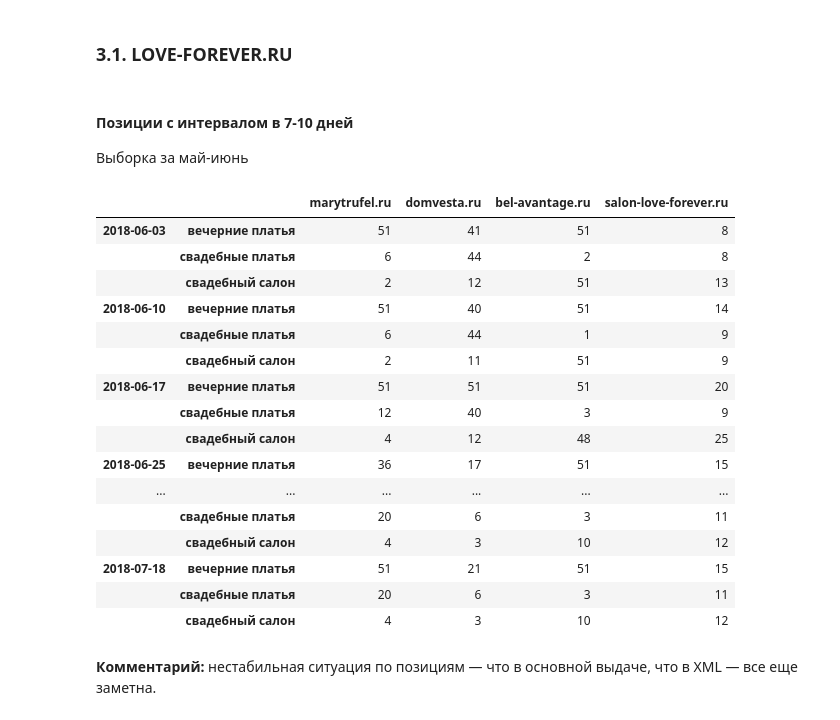
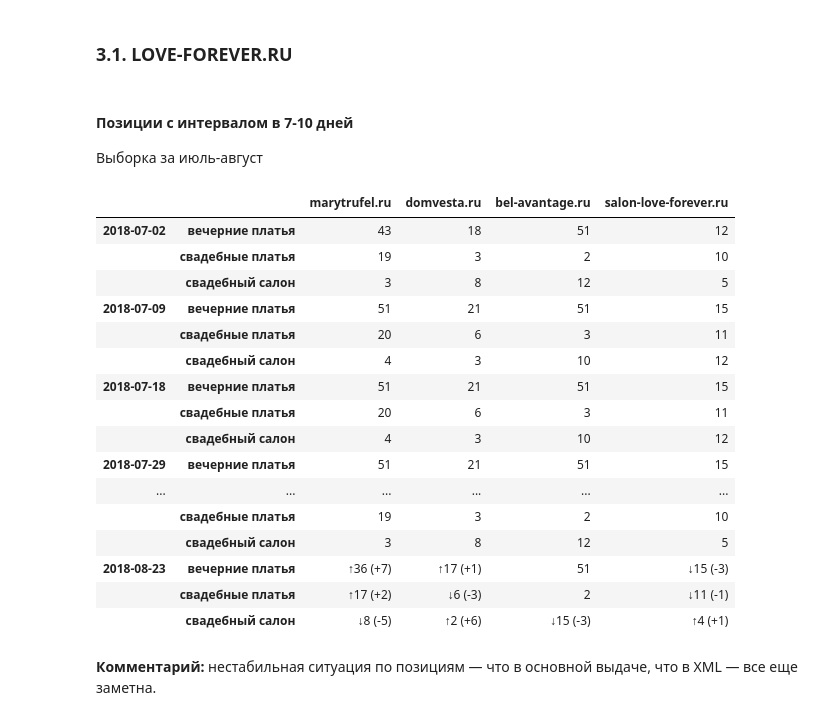
Before and after one commit to salon-love-forever/reports, a Jupyter notebook: salon-love-forever.ru.ipynb, the cells around one changed output. Cells and saved outputs as stored; diff of their text form; code cells hidden in the pictures.

```diff
--- a/salon-love-forever.ru.ipynb
+++ b/salon-love-forever.ru.ipynb
@@ -190,7 +195,7 @@ show_dynamics(organic['spb'], 'branded')
 ### 3.1. LOVE-FOREVER.RU
 # %% [markdown]
 #### Позиции с интервалом в 7-10 дней
-Выборка за май-июнь
+Выборка за июль-август
 # %%
 All = slice(None)
 cols_m = positions['msk'].columns.tolist()
@@ -198,25 +203,25 @@ indx_m = cols_m.index('salon-love-forever.ru')
 cols_m.append(cols_m.pop(indx_m))
 # %%
 # positions['msk'] = positions['msk'].fillna(51).applymap(lambda x: int(x))
-change_positions(positions['msk'][cols_m].loc[(slice('2018-06','2018-07'), All), All]) # .loc[['201707', '201711'], :]
+change_positions(positions['msk'][cols_m].loc[(slice('2018-07','2018-08'), All), All]) # .loc[['201707', '201711'], :]
 # %% [output]
 |  |  | marytrufel.ru | domvesta.ru | bel-avantage.ru | salon-love-forever.ru |
-| 2018-06-03 | вечерние платья | 51 | 41 | 51 | 8 |
-|  | свадебные платья | 6 | 44 | 2 | 8 |
-|  | свадебный салон | 2 | 12 | 51 | 13 |
-| 2018-06-10 | вечерние платья | 51 | 40 | 51 | 14 |
-|  | свадебные платья | 6 | 44 | 1 | 9 |
-|  | свадебный салон | 2 | 11 | 51 | 9 |
-| 2018-06-17 | вечерние платья | 51 | 51 | 51 | 20 |
-|  | свадебные платья | 12 | 40 | 3 | 9 |
-|  | свадебный салон | 4 | 12 | 48 | 25 |
-| 2018-06-25 | вечерние платья | 36 | 17 | 51 | 15 |
-| ... | ... | ... | ... | ... | ... |
+| 2018-07-02 | вечерние платья | 43 | 18 | 51 | 12 |
+|  | свадебные платья | 19 | 3 | 2 | 10 |
+|  | свадебный салон | 3 | 8 | 12 | 5 |
+| 2018-07-09 | вечерние платья | 51 | 21 | 51 | 15 |
 |  | свадебные платья | 20 | 6 | 3 | 11 |
 |  | свадебный салон | 4 | 3 | 10 | 12 |
 | 2018-07-18 | вечерние платья | 51 | 21 | 51 | 15 |
 |  | свадебные платья | 20 | 6 | 3 | 11 |
 |  | свадебный салон | 4 | 3 | 10 | 12 |
+| 2018-07-29 | вечерние платья | 51 | 21 | 51 | 15 |
+| ... | ... | ... | ... | ... | ... |
+|  | свадебные платья | 19 | 3 | 2 | 10 |
+|  | свадебный салон | 3 | 8 | 12 | 5 |
+| 2018-08-23 | вечерние платья | ↑36 (+7) | ↑17 (+1) | 51 | ↓15 (-3) |
+|  | свадебные платья | ↑17 (+2) | ↓6 (-3) | 2 | ↓11 (-1) |
+|  | свадебный салон | ↓8 (-5) | ↑2 (+6) | ↓15 (-3) | ↑4 (+1) |
 # %% [markdown]
 **Комментарий:** нестабильная ситуация по позициям — что в основной выдаче, что в XML — все еще заметна.
 # %% [markdown]
```
Also changed, not shown: parts of 15 cells of this notebook.
